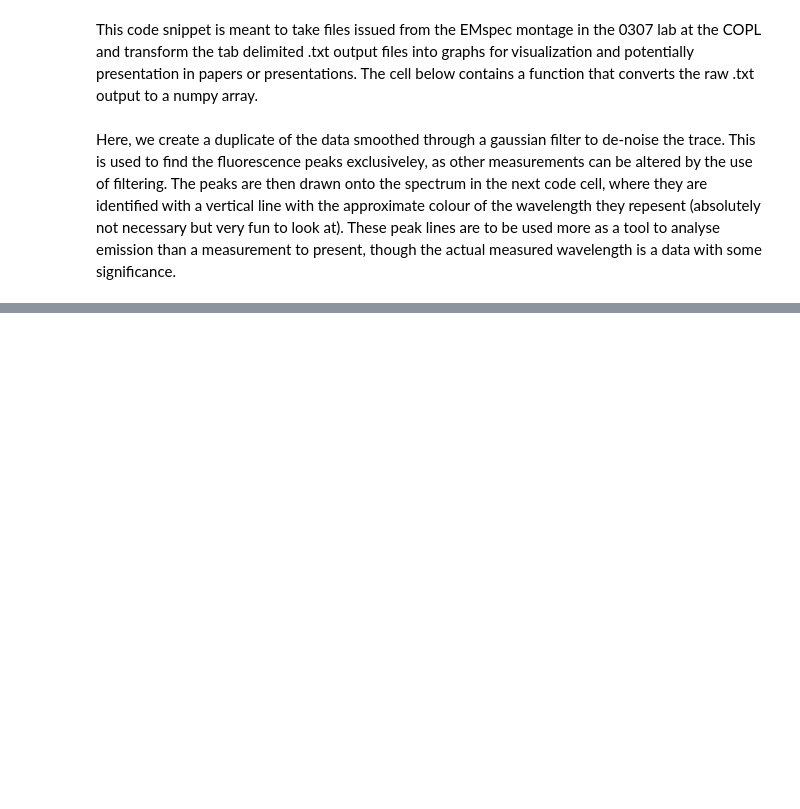
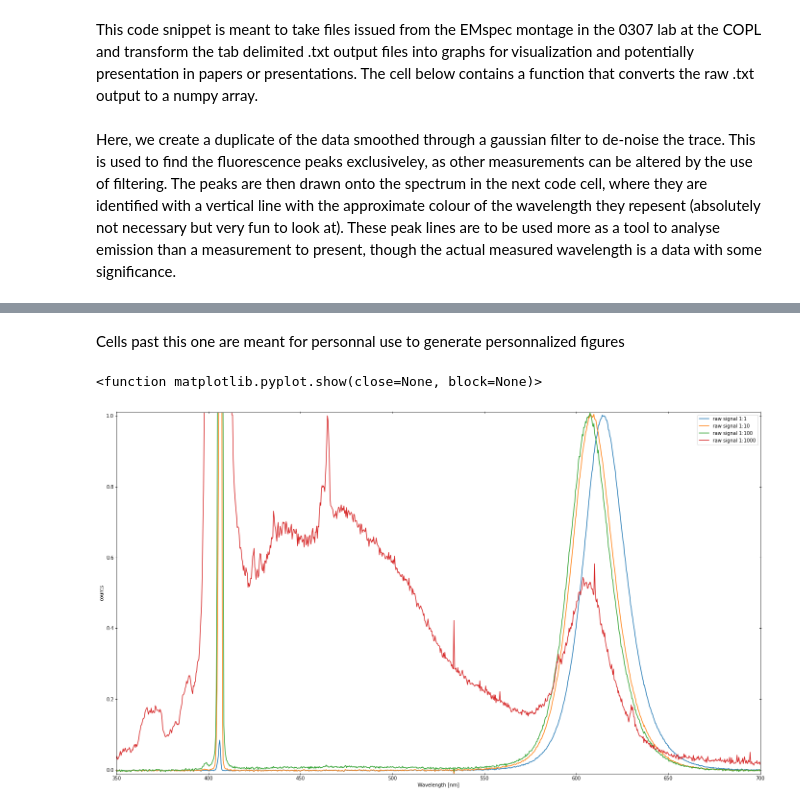
Before and after one commit to copl-labomc/TemplatesSnippets, a Jupyter notebook: QuantumYield/QY with standard/Emission spectrum viewer.ipynb, the cells around one changed output, grey strips where cells are left out. Saved outputs shown, nothing was run; the diff lists cells and outputs as text; code cells hidden in the pictures; blank space fills up the shorter version.

```diff
--- a/QuantumYield/QY with standard/Emission spectrum viewer.ipynb
+++ b/QuantumYield/QY with standard/Emission spectrum viewer.ipynb
@@ -164,0 +179,38 @@ plt.show
+# %% [markdown]
+Cells past this one are meant for personnal use to generate personnalized figures
+# %%
+#PN 2026 spectra proportion figure
+file_1 = "C:/DATA/Université/Maitrise/PN2026/XM260128-2.txt"
+file_10 = "C:/DATA/Université/Maitrise/PN2026/XM260128-3.txt"
+file_100 = "C:/DATA/Université/Maitrise/PN2026/XM260128-4.txt"
+file_1000 = "C:/DATA/Université/Maitrise/PN2026/XM260128-7.txt"
+
+spectrum_1 = txt_to_data(file_1)
+spectrum_10 = txt_to_data(file_10)
+spectrum_100 = txt_to_data(file_100)
+spectrum_1000 = txt_to_data(file_1000)
+
+wavelengths_PN = spectrum_1[:,0]
+raw_counts_1 = spectrum_1[:,1]
+raw_counts_10 = spectrum_10[:,1]
+raw_counts_100 = spectrum_100[:,1]
+raw_counts_1000 = spectrum_1000[:,1]
+# %%
+fig, ax = plt.subplots(figsize=(24, 18))
+fig.subplots_adjust(bottom=0.3)
+
+plt.plot(wavelengths_PN, raw_counts_1/3668.1, label = "raw signal 1:1")
+plt.plot(wavelengths_PN, raw_counts_10/3385.3, label = "raw signal 1:10")
+plt.plot(wavelengths_PN, raw_counts_100/3097, label = "raw signal 1:100")
+plt.plot(wavelengths_PN, raw_counts_1000/1337, label = "raw signal 1:1000")
+
+ax.tick_params("both", direction = "inout", top = True, right = True)
+plt.xlabel("Wavelength [nm]")
+plt.ylabel("counts")
+plt.xlim(350, 700)
+plt.ylim(-0.01, 1.01)
+plt.legend()
+plt.show
+# %% [output]
+<function matplotlib.pyplot.show(close=None, block=None)>
+[figure, added]
```
Also changed, not shown: parts of 3 cells of this notebook, 1 other file.
